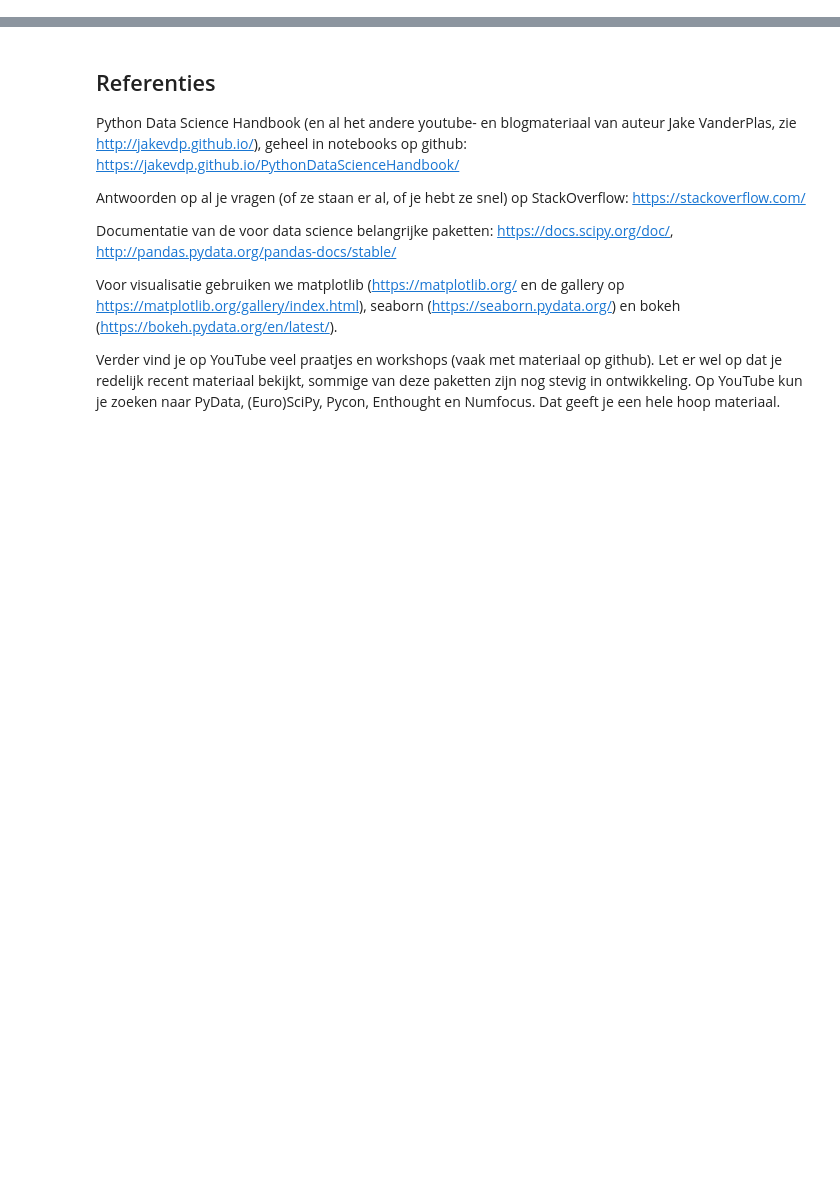
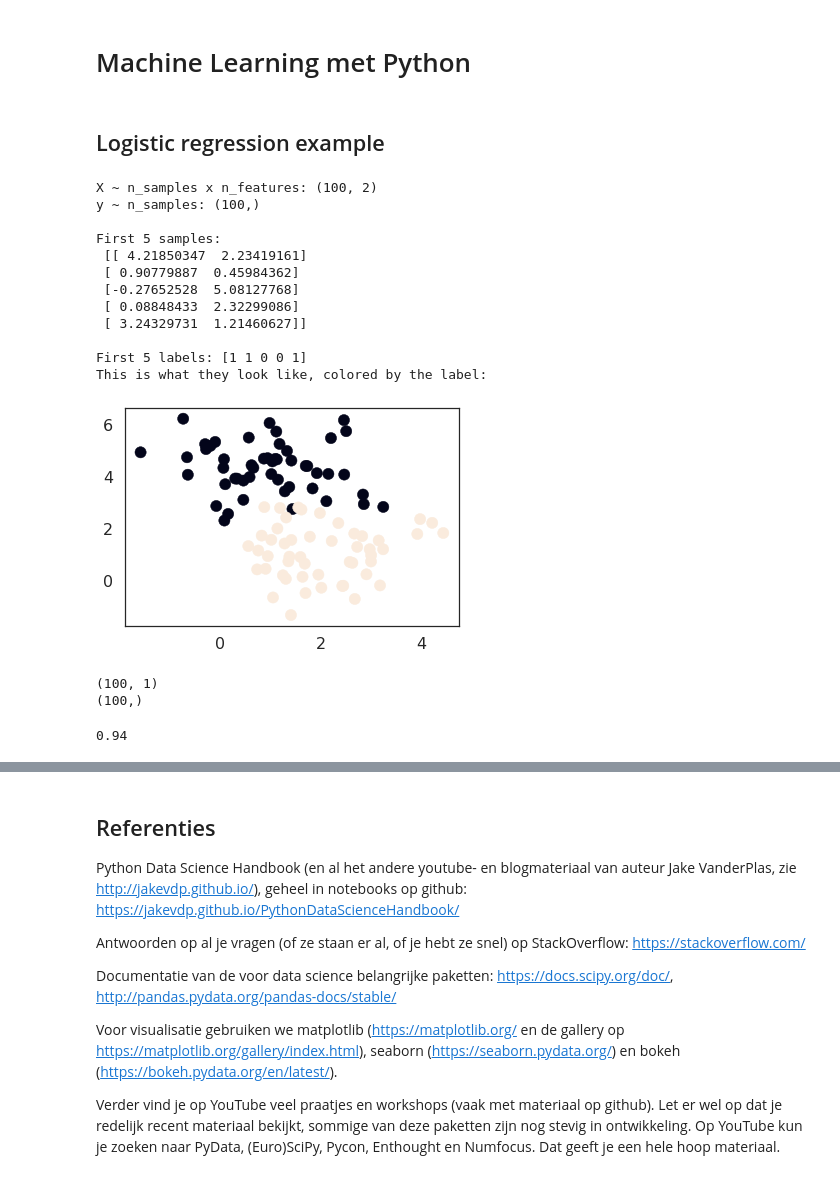
Before and after one commit to harcel/PyDataScienceIntroNL, a Jupyter notebook: Instructie_4.ipynb, the cells around one changed output, grey strips where cells are left out. Cells and saved outputs as stored; diff of their text form; code cells hidden in the pictures; blank space fills up the shorter version.

```diff
--- a/Instructie_4.ipynb
+++ b/Instructie_4.ipynb
@@ -0,0 +1,48 @@
+# %% [markdown]
+# Machine Learning met Python
+# %%
+%matplotlib inline
+import numpy as np
+import matplotlib.pyplot as plt
+import seaborn as sns
+import os
+import pandas as pd
+
+sns.set_style('white')
+sns.set_context('poster')
+# %% [markdown]
+## Logistic regression example
+# %%
+from sklearn.datasets import make_blobs
+
+X, y = make_blobs(centers=2, random_state=0)
+
+print('X ~ n_samples x n_features:', X.shape)
+print('y ~ n_samples:', y.shape)
+
+print('\nFirst 5 samples:\n', X[:5, :])
+print('\nFirst 5 labels:', y[:5])
+
+plt.scatter(X[:,0], X[:,1], c=y);
+print("This is what they look like, colored by the label:")
+# %% [output]
+X ~ n_samples x n_features: (100, 2)
+y ~ n_samples: (100,)
+
+First 5 samples:
+ [[ 4.21850347  2.23419161]
+ [ 0.90779887  0.45984362]
+ [-0.27652528  5.08127768]
+ [ 0.08848433  2.32299086]
+ [ 3.24329731  1.21460627]]
+
+First 5 labels: [1 1 0 0 1]
+This is what they look like, colored by the label:
+[figure, added]
+# %%
+x  =  np.reshape(X[:,1], (-1, 1))          # That reshape trick is to get the right shape for the classifier# That r
+print(np.shape(x))
+print(np.shape(y))
+# %% [output]
+(100, 1)
+(100,)
@@ -0,0 +52,5 @@
+# %%
+classifier.fit(x, y)
+classifier.score(x,y)
+# %% [output]
+0.94
```
Also changed, not shown: parts of 37 cells of this notebook, 1 other file.
